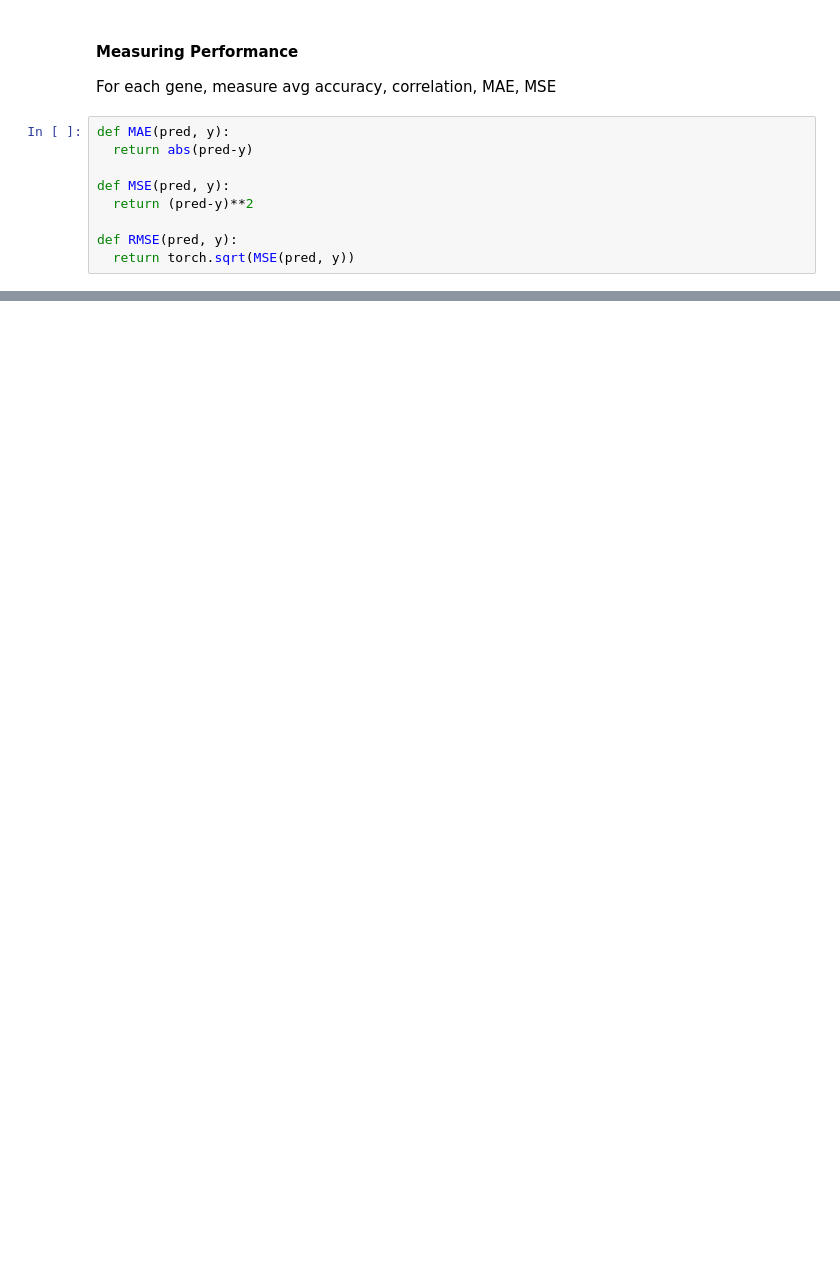
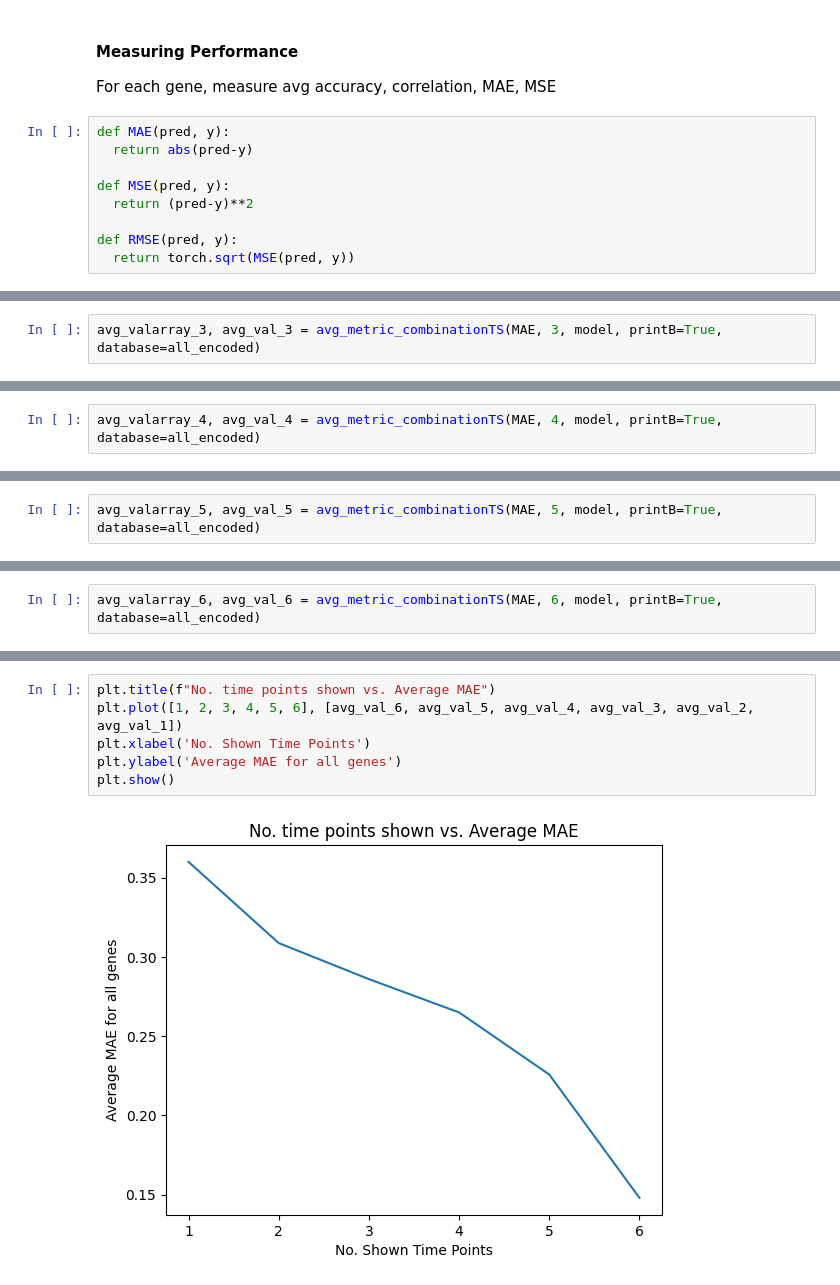
Before and after one commit to Michell203/DingLab, a Jupyter notebook: DLabCode.ipynb, the cells around one changed output, grey strips where cells are left out. Saved outputs shown, nothing was run; the diff lists cells and outputs as text; blank space fills up the shorter version.

```diff
--- a/DLabCode.ipynb
+++ b/DLabCode.ipynb
@@ -801,0 +1066,2 @@ def avg_metric_combinationTS(metric):
+# %%
+avg_valarray_3, avg_val_3 = avg_metric_combinationTS(MAE, 3, model, printB=True, database=all_encoded)
@@ -801,0 +1086,2 @@ def avg_metric_combinationTS(metric):
+# %%
+avg_valarray_4, avg_val_4 = avg_metric_combinationTS(MAE, 4, model, printB=True, database=all_encoded)
@@ -801,0 +1106,2 @@ def avg_metric_combinationTS(metric):
+# %%
+avg_valarray_5, avg_val_5 = avg_metric_combinationTS(MAE, 5, model, printB=True, database=all_encoded)
@@ -801,0 +1126,2 @@ def avg_metric_combinationTS(metric):
+# %%
+avg_valarray_6, avg_val_6 = avg_metric_combinationTS(MAE, 6, model, printB=True, database=all_encoded)
@@ -802,2 +1139,10 @@ def avg_metric_combinationTS(metric):
+# %%
+plt.title(f"No. time points shown vs. Average MAE")
+plt.plot([1, 2, 3, 4, 5, 6], [avg_val_6, avg_val_5, avg_val_4, avg_val_3, avg_val_2, avg_val_1])
+plt.xlabel('No. Shown Time Points')
+plt.ylabel('Average MAE for all genes')
+plt.show()
+# %% [output]
+[figure, added]
 # %%
 # Calculate correlation for predicted and truth value for all genes, at a specific time point
```
Also changed, not shown: parts of 95 cells of this notebook.
